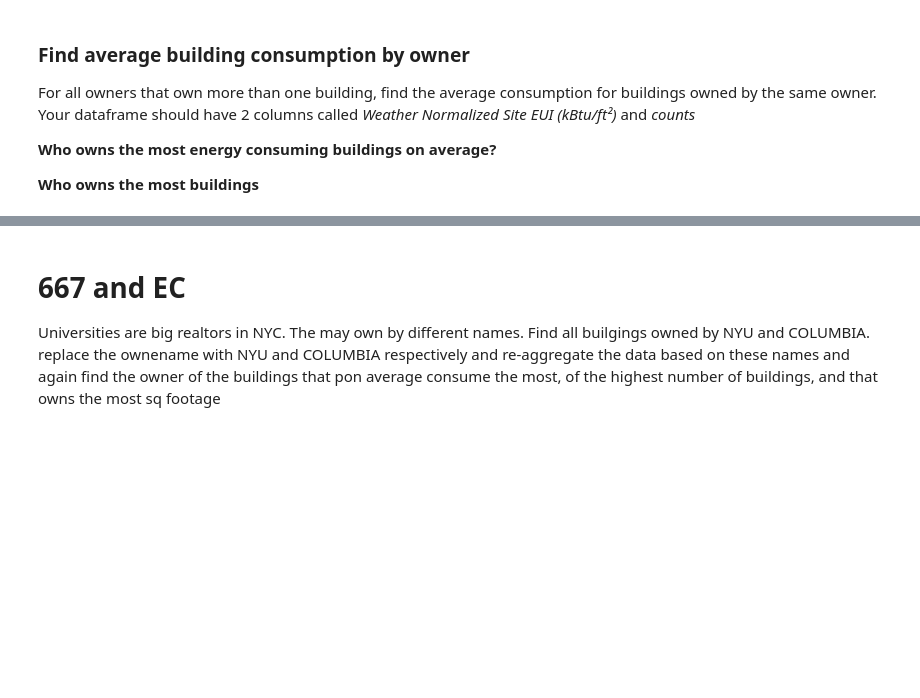
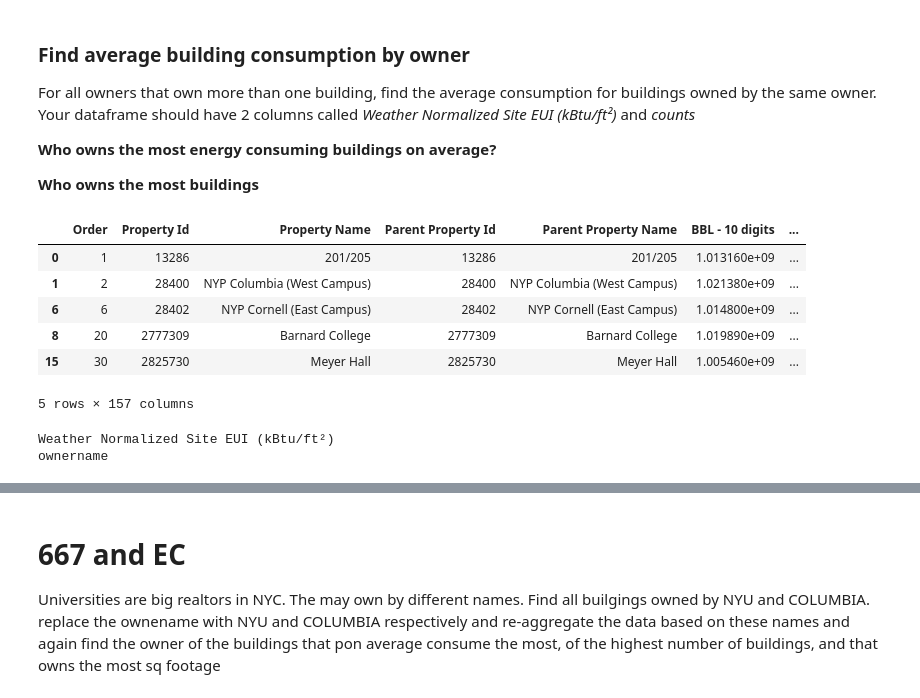
Before and after one commit to umerudel/DSPS_uZubair, a Jupyter notebook: HW5/BuildingsEnergyOwners.ipynb, the cells around one changed output, grey strips where cells are left out. Cells and saved outputs as stored; diff of their text form; code cells hidden in the pictures; blank space fills up the shorter version.

```diff
--- a/HW5/BuildingsEnergyOwners.ipynb
+++ b/HW5/BuildingsEnergyOwners.ipynb
@@ -387,0 +403,10 @@ df_wnec_groupby = df_wnec_ranking[[wnec, 'ownername']].groupby(['ownername'])
+# %%
+df_wnec[df_wnec['Number of Buildings - Self-reported'] > 1].head()
+# %% [output]
+|  | Order | Property Id | Property Name | Parent Property Id | Parent Property Name | BBL - 10 digits | ... |
+| 0 | 1 | 13286 | 201/205 | 13286 | 201/205 | 1.013160e+09 | ... |
+| 1 | 2 | 28400 | NYP Columbia (West Campus) | 28400 | NYP Columbia (West Campus) | 1.021380e+09 | ... |
+| 6 | 6 | 28402 | NYP Cornell (East Campus) | 28402 | NYP Cornell (East Campus) | 1.014800e+09 | ... |
+| 8 | 20 | 2777309 | Barnard College | 2777309 | Barnard College | 1.019890e+09 | ... |
+| 15 | 30 | 2825730 | Meyer Hall | 2825730 | Meyer Hall | 1.005460e+09 | ... |
+5 rows × 157 columns
@@ -387,0 +417,6 @@ df_wnec_groupby = df_wnec_ranking[[wnec, 'ownername']].groupby(['ownername'])
+# %%
+for i in sample_df.columns:
+  print (i)
+# %% [output]
+Weather Normalized Site EUI (kBtu/ft²)
+ownername
```
Also changed, not shown: parts of 34 cells of this notebook.
